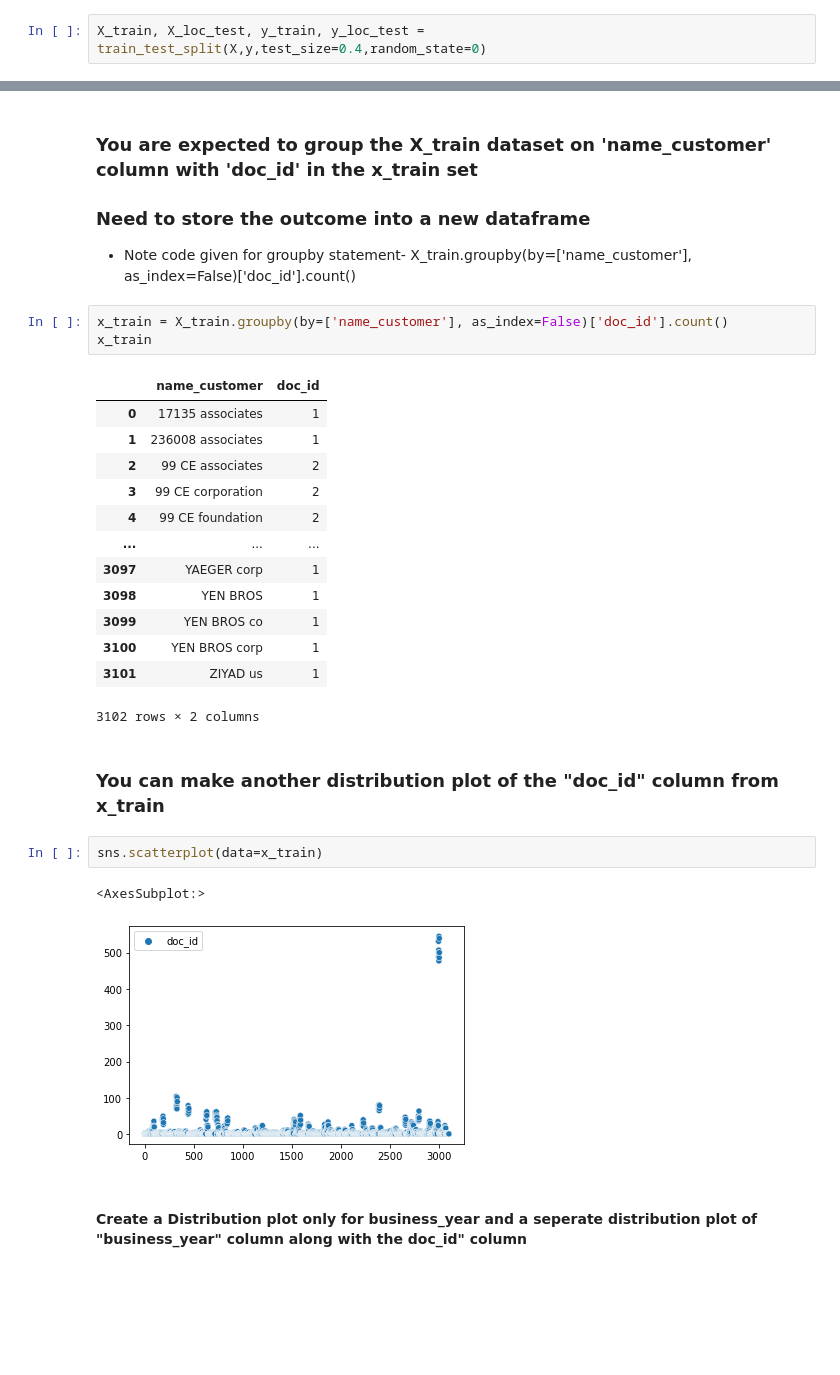
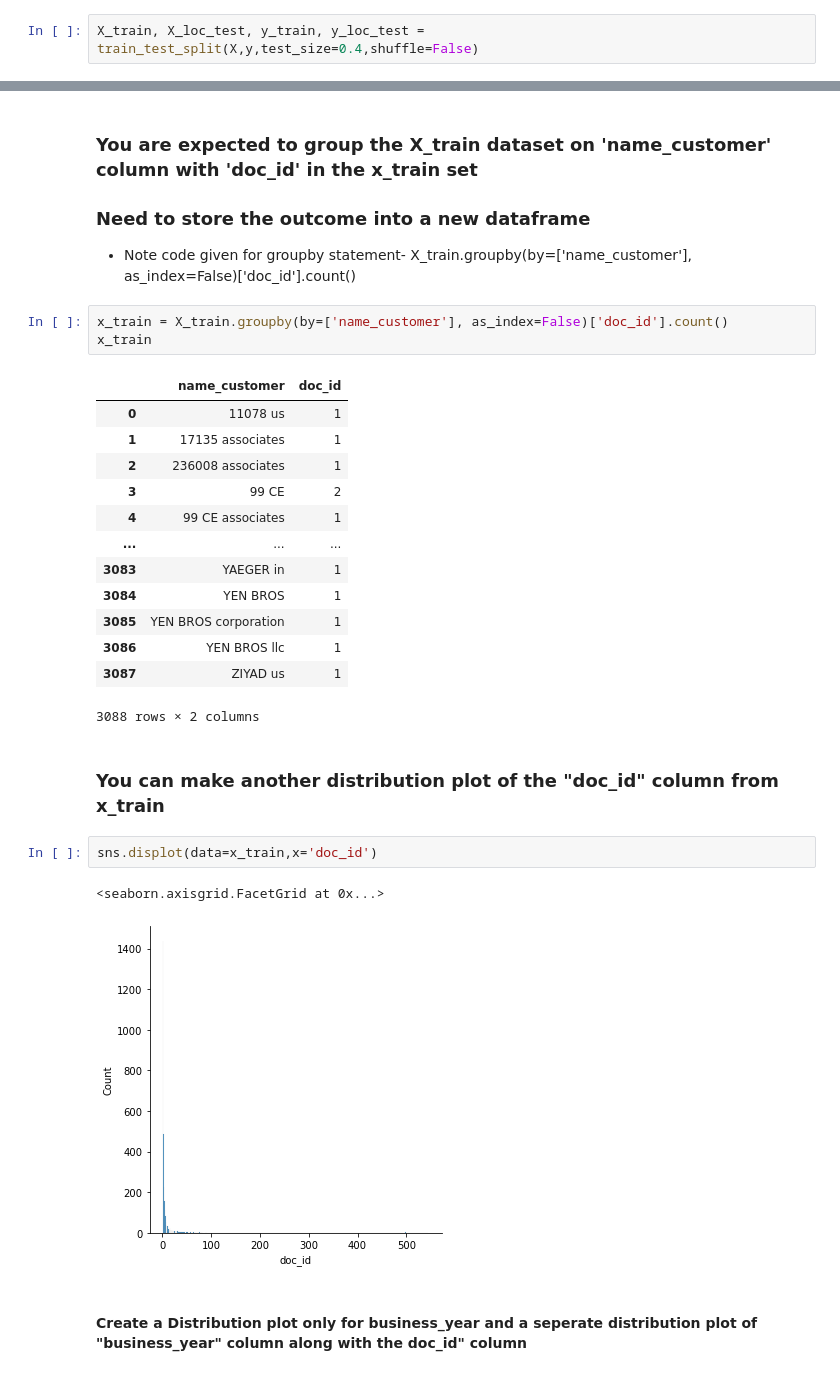
Before and after one commit to isayakmondal/accounts-receivables-dashbaord, a Jupyter notebook: ML-project/Payment date prediction.ipynb, the cells around one changed output, grey strips where cells are left out. Cells and saved outputs as stored; diff of their text form; blank space fills up the shorter version.

```diff
--- a/ML-project/Payment date prediction.ipynb
+++ b/ML-project/Payment date prediction.ipynb
@@ -654,7 +646,7 @@ Name: avg_delay, Length: 39158, dtype: float64
 
 - Note - The expected output should be in "X_train", "X_loc_test", "y_train", "y_loc_test" format
 # %%
-X_train, X_loc_test, y_train, y_loc_test = train_test_split(X,y,test_size=0.4,random_state=0)
+X_train, X_loc_test, y_train, y_loc_test = train_test_split(X,y,test_size=0.4,shuffle=False)
 # %% [markdown]
 ### Please check for the number of rows and columns of all the new dataframes (all 4)
 # %%
@@ -746,25 +723,25 @@ x_train = X_train.groupby(by=['name_customer'], as_index=False)['doc_id'].count(
 x_train
 # %% [output]
 |  | name_customer | doc_id |
-| 0 | 17135 associates | 1 |
-| 1 | 236008 associates | 1 |
-| 2 | 99 CE associates | 2 |
-| 3 | 99 CE corporation | 2 |
-| 4 | 99 CE foundation | 2 |
+| 0 | 11078 us | 1 |
+| 1 | 17135 associates | 1 |
+| 2 | 236008 associates | 1 |
+| 3 | 99 CE | 2 |
+| 4 | 99 CE associates | 1 |
 | ... | ... | ... |
-| 3097 | YAEGER corp | 1 |
-| 3098 | YEN BROS | 1 |
-| 3099 | YEN BROS co | 1 |
-| 3100 | YEN BROS corp | 1 |
-| 3101 | ZIYAD us | 1 |
+| 3083 | YAEGER in | 1 |
+| 3084 | YEN BROS | 1 |
+| 3085 | YEN BROS corporation | 1 |
+| 3086 | YEN BROS llc | 1 |
+| 3087 | ZIYAD us | 1 |
-3102 rows × 2 columns
+3088 rows × 2 columns
 # %% [markdown]
 ### You can make another distribution plot of the "doc_id" column from x_train
 # %%
-sns.scatterplot(data=x_train)
+sns.displot(data=x_train,x='doc_id')
 # %% [output]
-<AxesSubplot:>
+<seaborn.axisgrid.FacetGrid at 0x...>
-[figure, old version]
+[figure, new version]
 # %% [markdown]
 #### Create a Distribution plot only for business_year and a seperate distribution plot of "business_year" column along with the doc_id" column
 # %%
```
Also changed, not shown: parts of 61 cells of this notebook.
